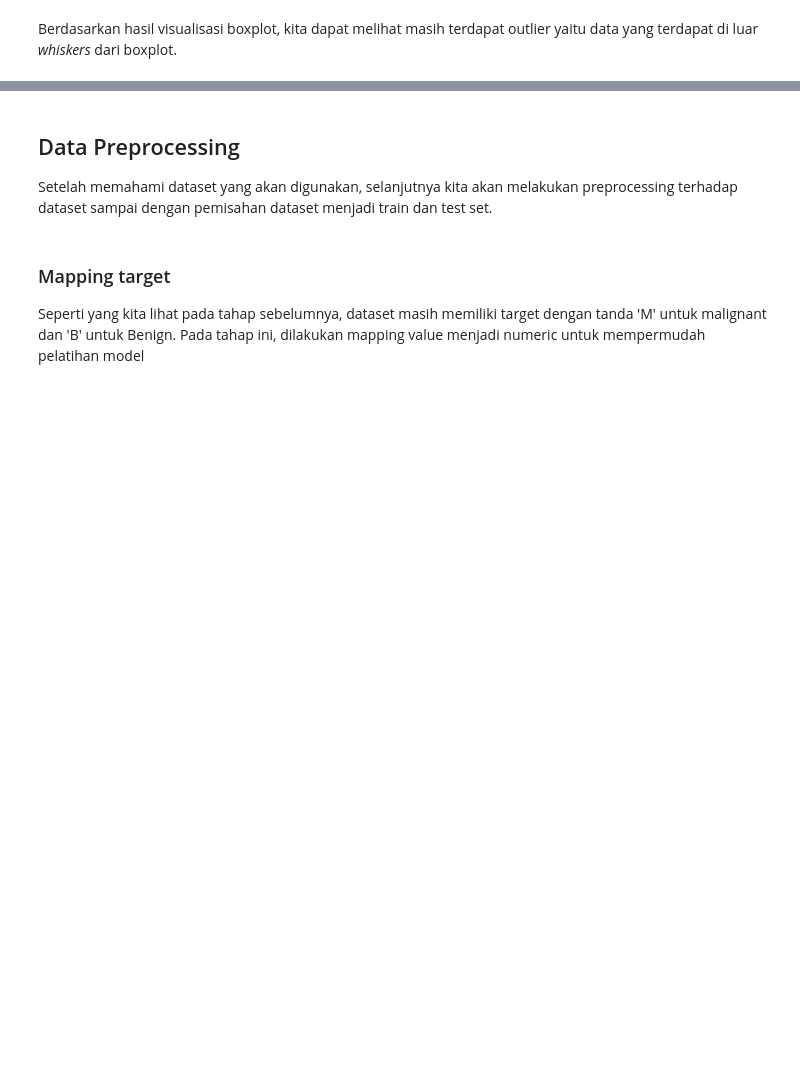
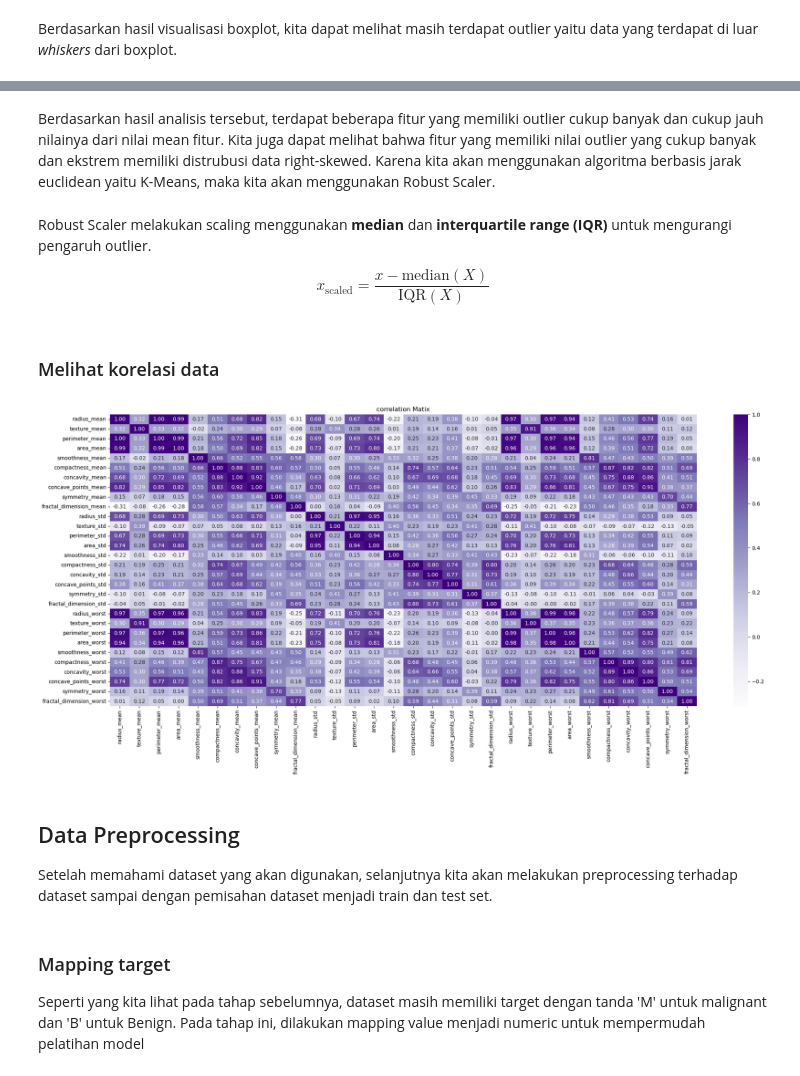
Before and after one commit to itsqal/analisa-tumor-klasifikasi-clustering, a Jupyter notebook: Analisis Prediktif dan Segmentasi Data Kanker Payudara.ipynb, the cells around one changed output, grey strips where cells are left out. Cells and saved outputs as stored; diff of their text form; code cells hidden in the pictures; blank space fills up the shorter version.

```diff
--- a/Analisis Prediktif dan Segmentasi Data Kanker Payudara.ipynb
+++ b/Analisis Prediktif dan Segmentasi Data Kanker Payudara.ipynb
@@ -260,3 +313,21 @@ Berdasarkan hasil visualisasi boxplot, kita dapat melihat masih terdapat outlier
+# %% [markdown]
+Berdasarkan hasil analisis tersebut, terdapat beberapa fitur yang memiliki outlier cukup banyak dan cukup jauh nilainya dari nilai mean fitur. Kita juga dapat melihat bahwa fitur yang memiliki nilai outlier yang cukup banyak dan ekstrem memiliki distrubusi data right-skewed. Karena kita akan menggunakan algoritma berbasis jarak euclidean yaitu K-Means, maka kita akan menggunakan Robust Scaler.
+# %% [markdown]
+Robust Scaler melakukan scaling menggunakan **median** dan **interquartile range (IQR)** untuk mengurangi pengaruh outlier.
+
+$$
+x_{\text{scaled}} = \frac{x - \text{median}(X)}{\text{IQR}(X)}
+$$
+# %% [markdown]
+### Melihat korelasi data
+# %%
+plt.figure(figsize=(25, 10))
+corr_matrix = X.corr()
+sns.heatmap(corr_matrix, annot=True,cmap='Purples', fmt=".2f")
+plt.title("correlation Matix")
+plt.show()
+# %% [output]
+[figure, added]
 # %% [markdown]
 ## Data Preprocessing
 
```
Also changed, not shown: parts of 13 cells of this notebook, 1 other file.
